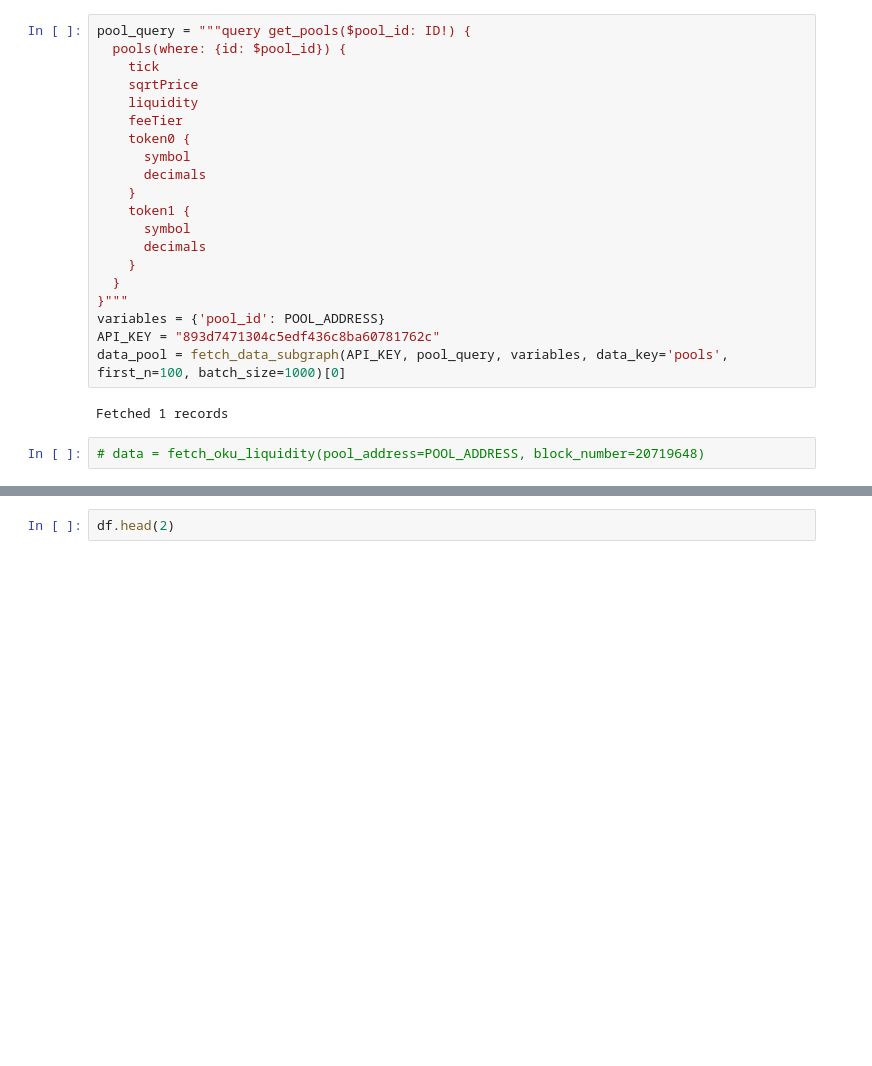
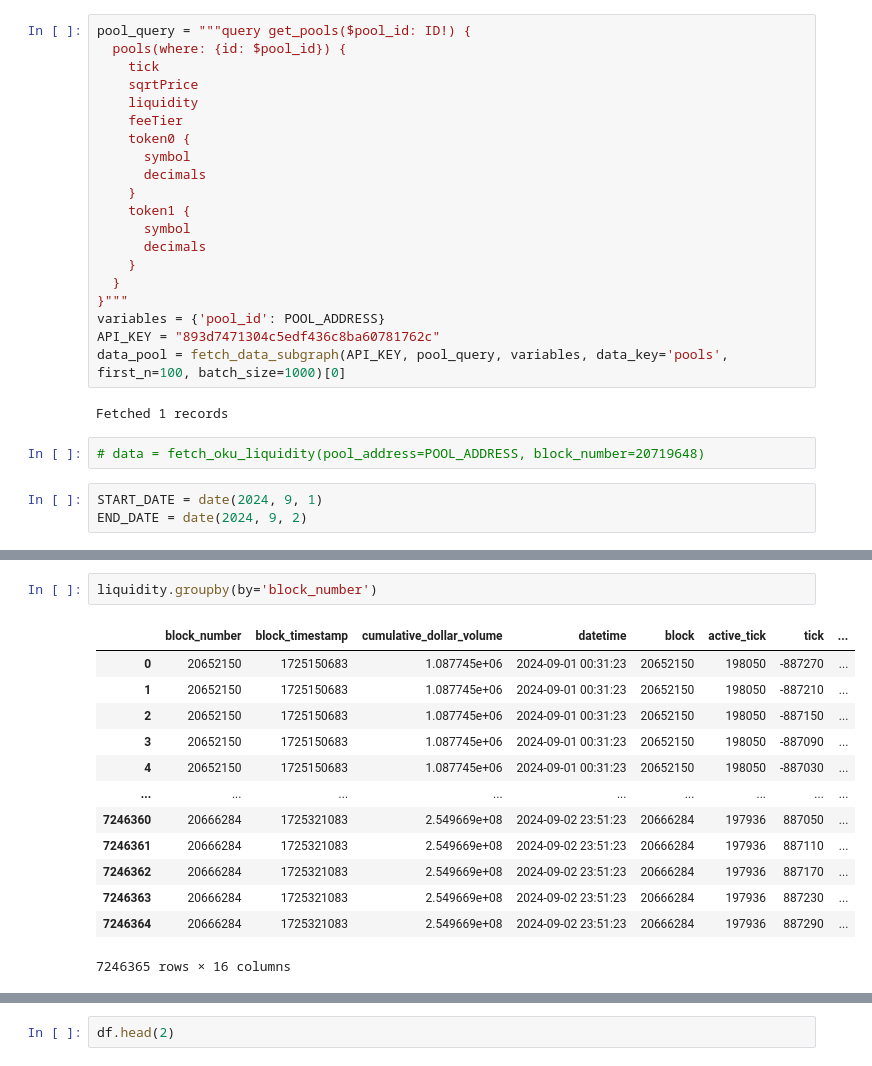
Before and after one commit to sam-gnap/proteus-LP-backtesting, a Jupyter notebook: notebooks/liquidity_examine.ipynb, the cells around one changed output, grey strips where cells are left out. Saved outputs shown, nothing was run; the diff lists cells and outputs as text; blank space fills up the shorter version.

```diff
--- a/notebooks/liquidity_examine.ipynb
+++ b/notebooks/liquidity_examine.ipynb
@@ -35,6 +40,9 @@ data_pool = fetch_data_subgraph(API_KEY, pool_query, variables, data_key='pools'
 Fetched 1 records
 # %%
 # data = fetch_oku_liquidity(pool_address=POOL_ADDRESS, block_number=20719648)
+# %%
+START_DATE = date(2024, 9, 1)
+END_DATE = date(2024, 9, 2)
 # %%
 pool = Pool(pool_address=POOL_ADDRESS,
             token0="WETH",
@@ -87,0 +174,16 @@ df['sa'] = df['tick']+pool.tick_spacing*5
+# %%
+liquidity.groupby(by='block_number')
+# %% [output]
+|  | block_number | block_timestamp | cumulative_dollar_volume | datetime | block | active_tick | tick | ... |
+| 0 | 20652150 | 1725150683 | 1.087745e+06 | 2024-09-01 00:31:23 | 20652150 | 198050 | -887270 | ... |
+| 1 | 20652150 | 1725150683 | 1.087745e+06 | 2024-09-01 00:31:23 | 20652150 | 198050 | -887210 | ... |
+| 2 | 20652150 | 1725150683 | 1.087745e+06 | 2024-09-01 00:31:23 | 20652150 | 198050 | -887150 | ... |
+| 3 | 20652150 | 1725150683 | 1.087745e+06 | 2024-09-01 00:31:23 | 20652150 | 198050 | -887090 | ... |
+| 4 | 20652150 | 1725150683 | 1.087745e+06 | 2024-09-01 00:31:23 | 20652150 | 198050 | -887030 | ... |
+| ... | ... | ... | ... | ... | ... | ... | ... | ... |
+| 7246360 | 20666284 | 1725321083 | 2.549669e+08 | 2024-09-02 23:51:23 | 20666284 | 197936 | 887050 | ... |
+| 7246361 | 20666284 | 1725321083 | 2.549669e+08 | 2024-09-02 23:51:23 | 20666284 | 197936 | 887110 | ... |
+| 7246362 | 20666284 | 1725321083 | 2.549669e+08 | 2024-09-02 23:51:23 | 20666284 | 197936 | 887170 | ... |
+| 7246363 | 20666284 | 1725321083 | 2.549669e+08 | 2024-09-02 23:51:23 | 20666284 | 197936 | 887230 | ... |
+| 7246364 | 20666284 | 1725321083 | 2.549669e+08 | 2024-09-02 23:51:23 | 20666284 | 197936 | 887290 | ... |
+7246365 rows × 16 columns
```
Also changed, not shown: parts of 26 cells of this notebook, 1 other file.
